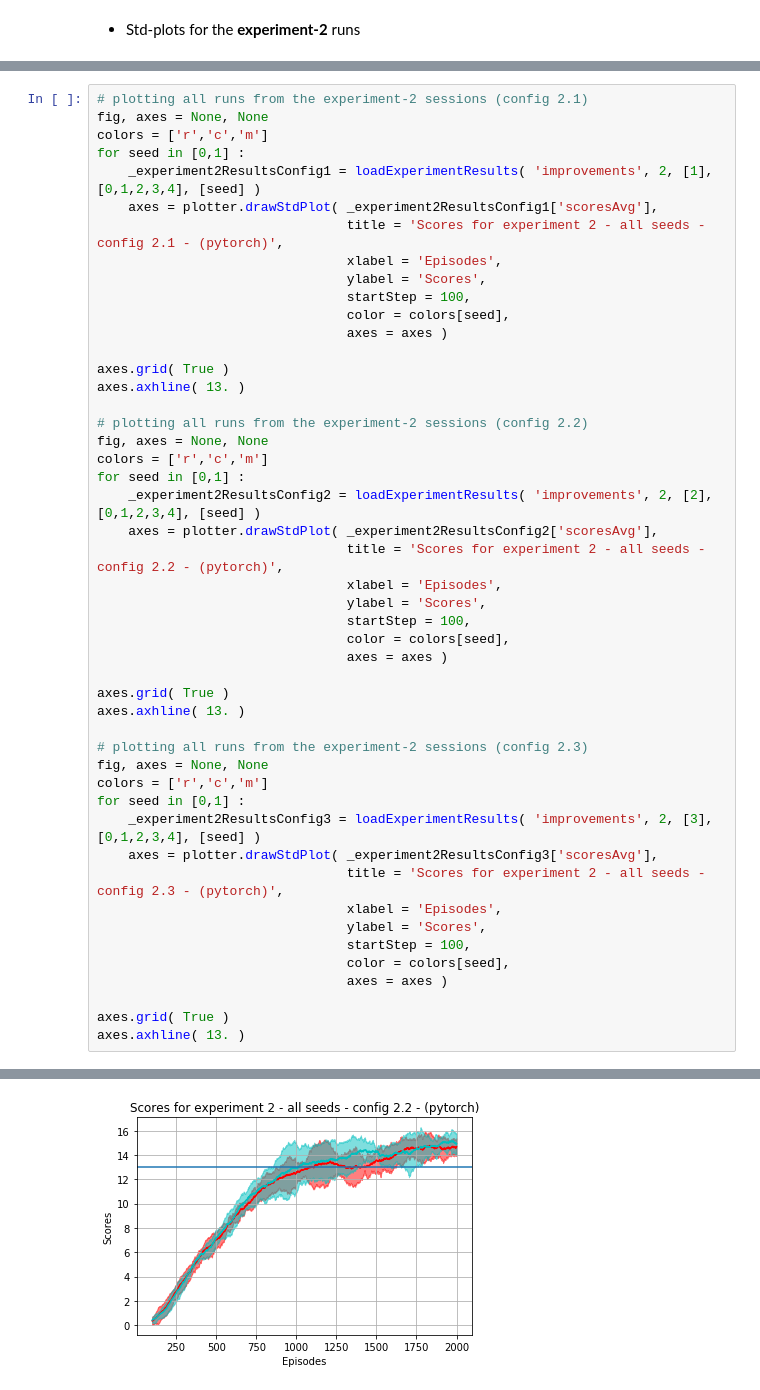
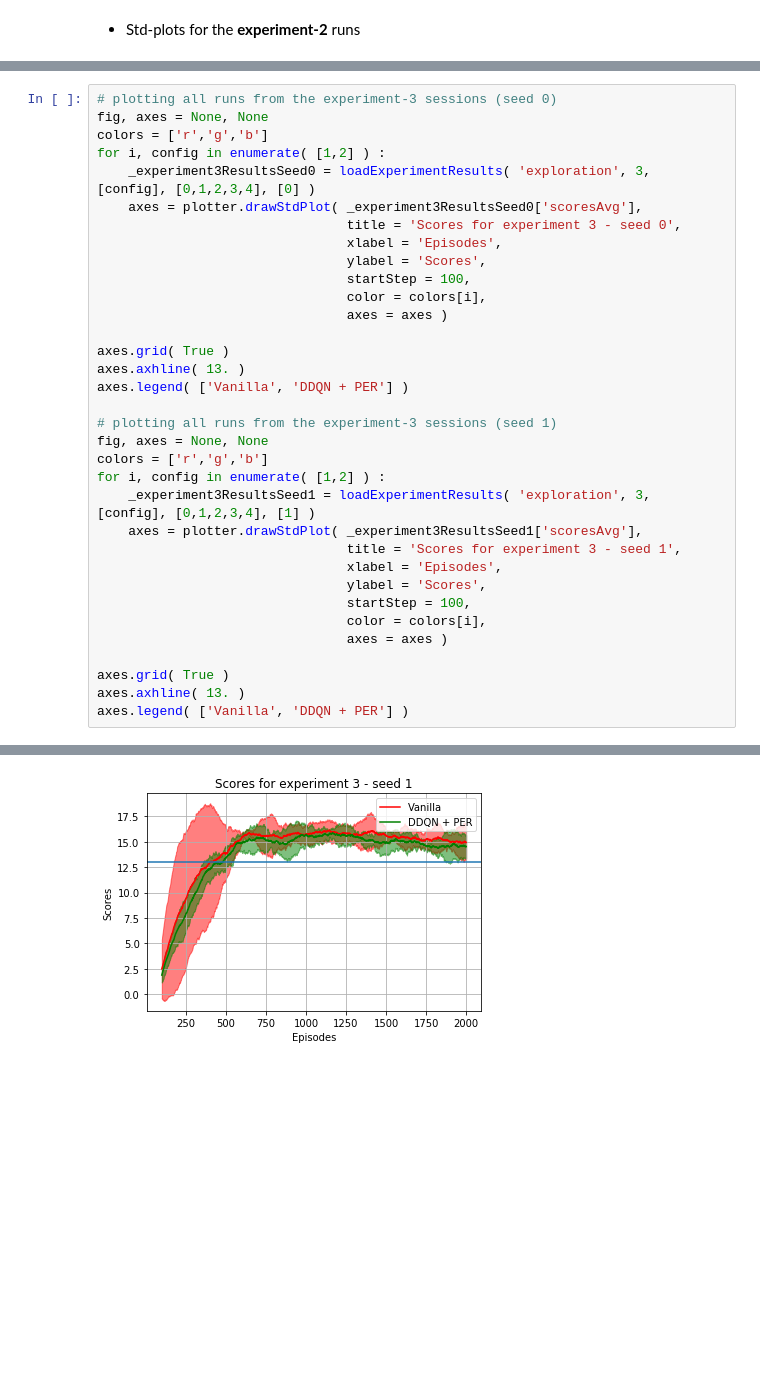
Before and after one commit to wpumacay/DeeprlND-projects, a Jupyter notebook: project1-navigation/results_analysis.ipynb, the cells around one changed output, grey strips where cells are left out. Cells and saved outputs as stored; diff of their text form; blank space fills up the shorter version.

```diff
--- a/project1-navigation/results_analysis.ipynb
+++ b/project1-navigation/results_analysis.ipynb
@@ -430,49 +478,35 @@ axes.axhline( 13. )
 # %%
-# plotting all runs from the experiment-2 sessions (config 2.1)
+# plotting all runs from the experiment-3 sessions (seed 0)
 fig, axes = None, None
-colors = ['r','c','m']
-for seed in [0,1] :
-    _experiment2ResultsConfig1 = loadExperimentResults( 'improvements', 2, [1], [0,1,2,3,4], [seed] )
-    axes = plotter.drawStdPlot( _experiment2ResultsConfig1['scoresAvg'],
-                                title = 'Scores for experiment 2 - all seeds - config 2.1 - (pytorch)',
+colors = ['r','g','b']
+for i, config in enumerate( [1,2] ) :
+    _experiment3ResultsSeed0 = loadExperimentResults( 'exploration', 3, [config], [0,1,2,3,4], [0] )
+    axes = plotter.drawStdPlot( _experiment3ResultsSeed0['scoresAvg'],
+                                title = 'Scores for experiment 3 - seed 0',
                                 xlabel = 'Episodes',
                                 ylabel = 'Scores',
                                 startStep = 100,
-                                color = colors[seed],
+                                color = colors[i],
                                 axes = axes )
 
 axes.grid( True )
 axes.axhline( 13. )
+axes.legend( ['Vanilla', 'DDQN + PER'] )
 
-# plotting all runs from the experiment-2 sessions (config 2.2)
+# plotting all runs from the experiment-3 sessions (seed 1)
 fig, axes = None, None
-colors = ['r','c','m']
-for seed in [0,1] :
-    _experiment2ResultsConfig2 = loadExperimentResults( 'improvements', 2, [2], [0,1,2,3,4], [seed] )
-    axes = plotter.drawStdPlot( _experiment2ResultsConfig2['scoresAvg'],
-                                title = 'Scores for experiment 2 - all seeds - config 2.2 - (pytorch)',
+colors = ['r','g','b']
+for i, config in enumerate( [1,2] ) :
+    _experiment3ResultsSeed1 = loadExperimentResults( 'exploration', 3, [config], [0,1,2,3,4], [1] )
+    axes = plotter.drawStdPlot( _experiment3ResultsSeed1['scoresAvg'],
+                                title = 'Scores for experiment 3 - seed 1',
                                 xlabel = 'Episodes',
                                 ylabel = 'Scores',
                                 startStep = 100,
-                                color = colors[seed],
+                                color = colors[i],
                                 axes = axes )
 
 axes.grid( True )
 axes.axhline( 13. )
-
-# plotting all runs from the experiment-2 sessions (config 2.3)
-fig, axes = None, None
-colors = ['r','c','m']
-for seed in [0,1] :
-    _experiment2ResultsConfig3 = loadExperimentResults( 'improvements', 2, [3], [0,1,2,3,4], [seed] )
-    axes = plotter.drawStdPlot( _experiment2ResultsConfig3['scoresAvg'],
-                                title = 'Scores for experiment 2 - all seeds - config 2.3 - (pytorch)',
-                                xlabel = 'Episodes',
-                                ylabel = 'Scores',
-                                startStep = 100,
-                                color = colors[seed],
-                                axes = axes )
-
-axes.grid( True )
-axes.axhline( 13. )
+axes.legend( ['Vanilla', 'DDQN + PER'] )
 # %% [output]
@@ -481 +515 @@ axes.axhline( 13. )
-[figure, old version]
+[figure, new version]
```
Also changed, not shown: parts of 10 cells of this notebook, 7 other files.
